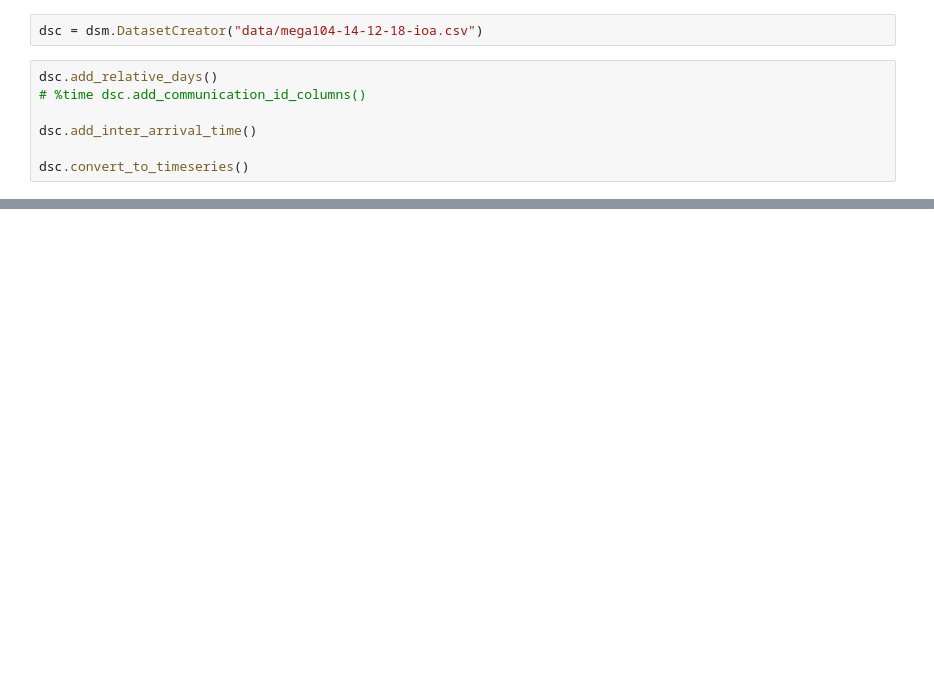
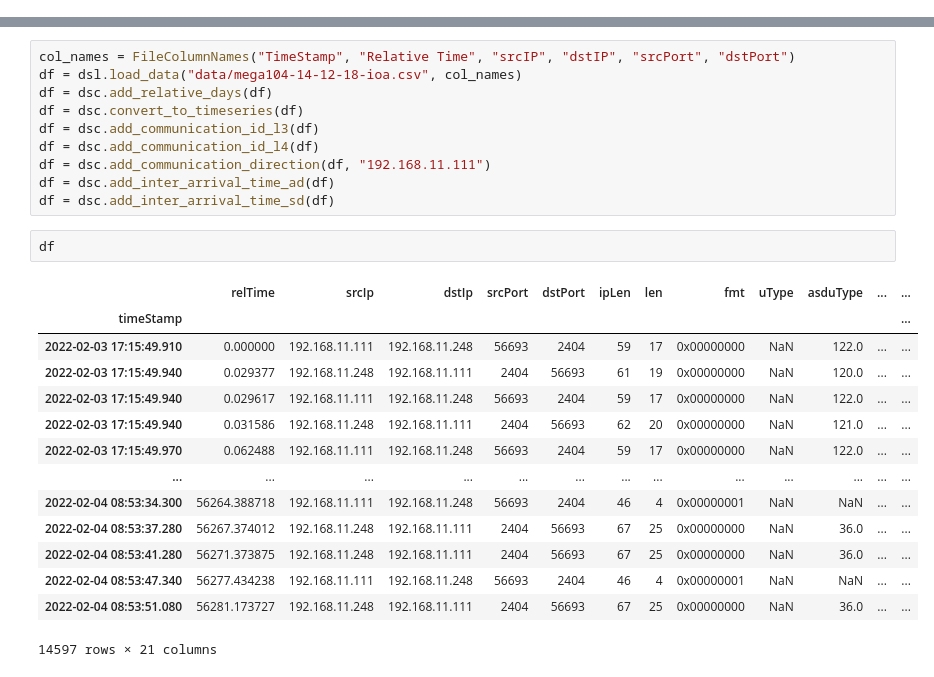
Before and after one commit to ankimme/vut-bp-ics-communication-analyzer, a Jupyter notebook: app.ipynb, the cells around one changed output, grey strips where cells are left out. Cells and saved outputs as stored; diff of their text form; blank space fills up the shorter version.

```diff
--- a/app.ipynb
+++ b/app.ipynb
@@ -3,9 +0,0 @@ import dsmanipulator as dsm
-# %%
-dsc = dsm.DatasetCreator("data/mega104-14-12-18-ioa.csv")
-# %%
-dsc.add_relative_days()
-# %time dsc.add_communication_id_columns()
-
-dsc.add_inter_arrival_time()
-
-dsc.convert_to_timeseries()
@@ -31,0 +11,27 @@ dsc.df
+# %%
+col_names = FileColumnNames("TimeStamp", "Relative Time", "srcIP", "dstIP", "srcPort", "dstPort")
+df = dsl.load_data("data/mega104-14-12-18-ioa.csv", col_names)
+df = dsc.add_relative_days(df)
+df = dsc.convert_to_timeseries(df)
+df = dsc.add_communication_id_l3(df)
+df = dsc.add_communication_id_l4(df)
+df = dsc.add_communication_direction(df, "192.168.11.111")
+df = dsc.add_inter_arrival_time_ad(df)
+df = dsc.add_inter_arrival_time_sd(df)
+# %%
+df
+# %% [output]
+|  | relTime | srcIp | dstIp | srcPort | dstPort | ipLen | len | fmt | uType | asduType | ... | ... |
+| timeStamp |  |  |  |  |  |  |  |  |  |  |  | ... |
+| 2022-02-03 17:15:49.910 | 0.000000 | 192.168.11.111 | 192.168.11.248 | 56693 | 2404 | 59 | 17 | 0x00000000 | NaN | 122.0 | ... | ... |
+| 2022-02-03 17:15:49.940 | 0.029377 | 192.168.11.248 | 192.168.11.111 | 2404 | 56693 | 61 | 19 | 0x00000000 | NaN | 120.0 | ... | ... |
+| 2022-02-03 17:15:49.940 | 0.029617 | 192.168.11.111 | 192.168.11.248 | 56693 | 2404 | 59 | 17 | 0x00000000 | NaN | 122.0 | ... | ... |
+| 2022-02-03 17:15:49.940 | 0.031586 | 192.168.11.248 | 192.168.11.111 | 2404 | 56693 | 62 | 20 | 0x00000000 | NaN | 121.0 | ... | ... |
+| 2022-02-03 17:15:49.970 | 0.062488 | 192.168.11.111 | 192.168.11.248 | 56693 | 2404 | 59 | 17 | 0x00000000 | NaN | 122.0 | ... | ... |
+| ... | ... | ... | ... | ... | ... | ... | ... | ... | ... | ... | ... | ... |
+| 2022-02-04 08:53:34.300 | 56264.388718 | 192.168.11.111 | 192.168.11.248 | 56693 | 2404 | 46 | 4 | 0x00000001 | NaN | NaN | ... | ... |
+| 2022-02-04 08:53:37.280 | 56267.374012 | 192.168.11.248 | 192.168.11.111 | 2404 | 56693 | 67 | 25 | 0x00000000 | NaN | 36.0 | ... | ... |
+| 2022-02-04 08:53:41.280 | 56271.373875 | 192.168.11.248 | 192.168.11.111 | 2404 | 56693 | 67 | 25 | 0x00000000 | NaN | 36.0 | ... | ... |
+| 2022-02-04 08:53:47.340 | 56277.434238 | 192.168.11.111 | 192.168.11.248 | 56693 | 2404 | 46 | 4 | 0x00000001 | NaN | NaN | ... | ... |
+| 2022-02-04 08:53:51.080 | 56281.173727 | 192.168.11.248 | 192.168.11.111 | 2404 | 56693 | 67 | 25 | 0x00000000 | NaN | 36.0 | ... | ... |
+14597 rows × 21 columns
```
Also changed, not shown: parts of 7 cells of this notebook, 4 other files.
